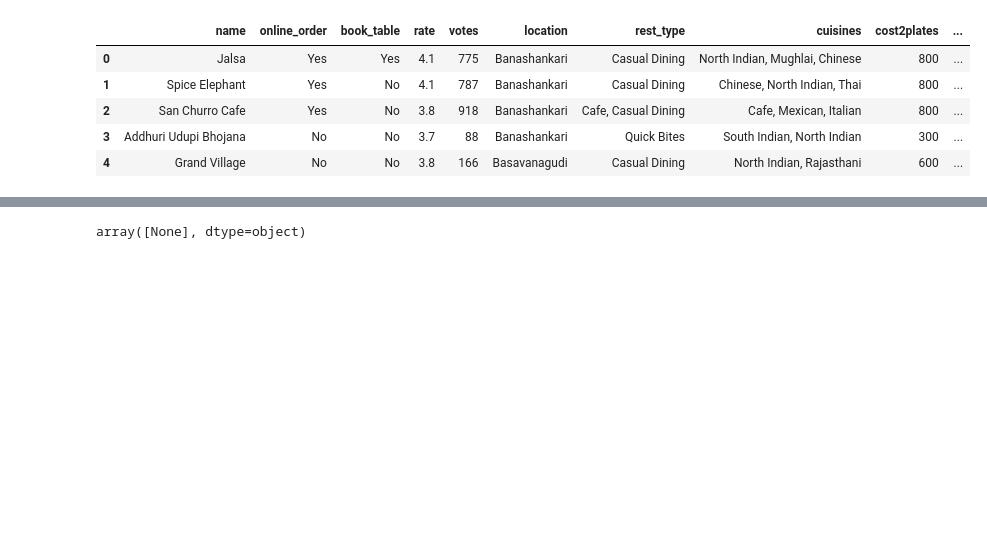
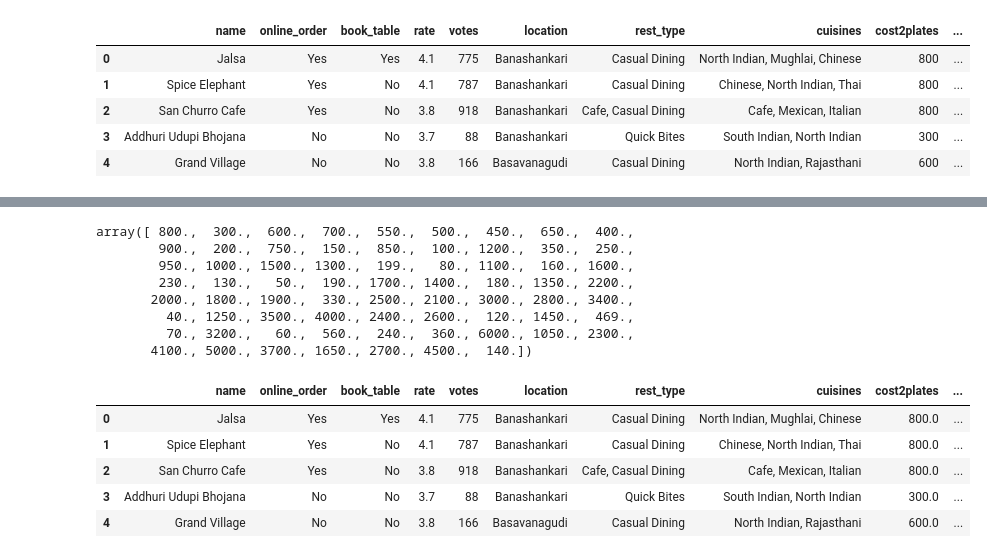
Before and after one commit to sathishds4/Zomato_Dataset, a Jupyter notebook: Zomato Dataset.ipynb, the cells around one changed output, grey strips where cells are left out. Saved outputs shown, nothing was run; the diff lists cells and outputs as text; code cells hidden in the pictures; blank space fills up the shorter version.

```diff
--- a/Zomato Dataset.ipynb
+++ b/Zomato Dataset.ipynb
@@ -235,8 +243,26 @@ def handlecomma(value):
     if ',' in value:
         value = value.replace(',', '')
         return float(value)
+    else:
+        return float(value)
 
 df['cost2plates'] = df['cost2plates'].apply(handlecomma)
 df['cost2plates'].unique()
 # %% [output]
-array([None], dtype=object)
+array([ 800.,  300.,  600.,  700.,  550.,  500.,  450.,  650.,  400.,
+        900.,  200.,  750.,  150.,  850.,  100., 1200.,  350.,  250.,
+        950., 1000., 1500., 1300.,  199.,   80., 1100.,  160., 1600.,
+        230.,  130.,   50.,  190., 1700., 1400.,  180., 1350., 2200.,
+       2000., 1800., 1900.,  330., 2500., 2100., 3000., 2800., 3400.,
+         40., 1250., 3500., 4000., 2400., 2600.,  120., 1450.,  469.,
+         70., 3200.,   60.,  560.,  240.,  360., 6000., 1050., 2300.,
+       4100., 5000., 3700., 1650., 2700., 4500.,  140.])
+# %%
+df.head()
+# %% [output]
+|  | name | online_order | book_table | rate | votes | location | rest_type | cuisines | cost2plates | ... |
+| 0 | Jalsa | Yes | Yes | 4.1 | 775 | Banashankari | Casual Dining | North Indian, Mughlai, Chinese | 800.0 | ... |
+| 1 | Spice Elephant | Yes | No | 4.1 | 787 | Banashankari | Casual Dining | Chinese, North Indian, Thai | 800.0 | ... |
+| 2 | San Churro Cafe | Yes | No | 3.8 | 918 | Banashankari | Cafe, Casual Dining | Cafe, Mexican, Italian | 800.0 | ... |
+| 3 | Addhuri Udupi Bhojana | No | No | 3.7 | 88 | Banashankari | Quick Bites | South Indian, North Indian | 300.0 | ... |
+| 4 | Grand Village | No | No | 3.8 | 166 | Basavanagudi | Casual Dining | North Indian, Rajasthani | 600.0 | ... |
```
Also changed, not shown: parts of 6 cells of this notebook.
